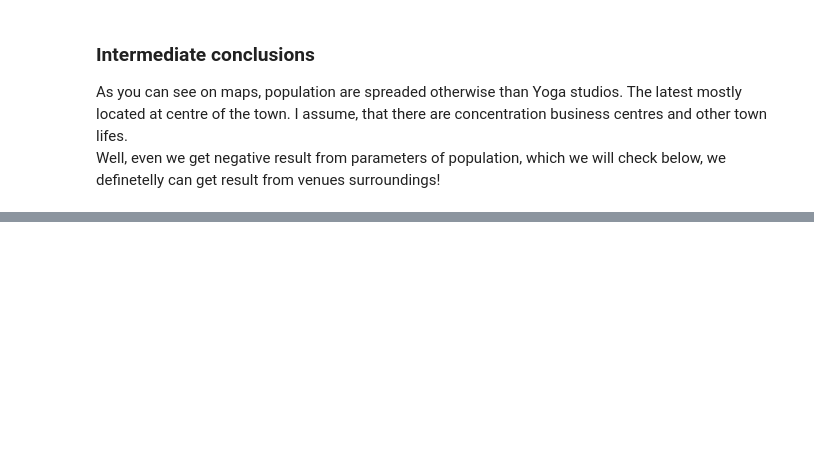
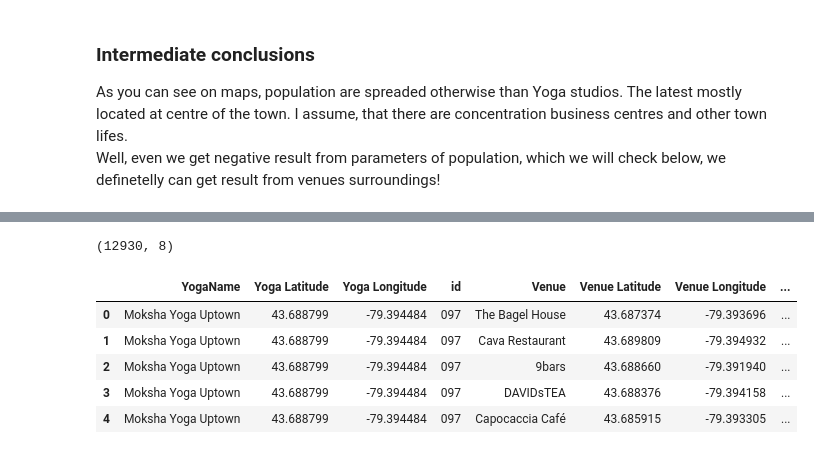
Before and after one commit to smtkvb/Coursera_Capstone, a Jupyter notebook: Battle of Neighbourhoods .ipynb, the cells around one changed output, grey strips where cells are left out. Saved outputs shown, nothing was run; the diff lists cells and outputs as text; code cells hidden in the pictures; blank space fills up the shorter version.

```diff
--- a/Battle of Neighbourhoods .ipynb
+++ b/Battle of Neighbourhoods .ipynb
@@ -421,0 +531,13 @@ As you can see on maps, population are spreaded otherwise than Yoga studios. The
+# %%
+print(toronto_nearbly_venues.shape)
+# %% [output]
+(12930, 8)
+# %%
+toronto_nearbly_venues.head()
+# %% [output]
+|  | YogaName | Yoga Latitude | Yoga Longitude | id | Venue | Venue Latitude | Venue Longitude | ... |
+| 0 | Moksha Yoga Uptown | 43.688799 | -79.394484 | 097 | The Bagel House | 43.687374 | -79.393696 | ... |
+| 1 | Moksha Yoga Uptown | 43.688799 | -79.394484 | 097 | Cava Restaurant | 43.689809 | -79.394932 | ... |
+| 2 | Moksha Yoga Uptown | 43.688799 | -79.394484 | 097 | 9bars | 43.688660 | -79.391940 | ... |
+| 3 | Moksha Yoga Uptown | 43.688799 | -79.394484 | 097 | DAVIDsTEA | 43.688376 | -79.394158 | ... |
+| 4 | Moksha Yoga Uptown | 43.688799 | -79.394484 | 097 | Capocaccia Café | 43.685915 | -79.393305 | ... |
```
Also changed, not shown: parts of 48 cells of this notebook.
